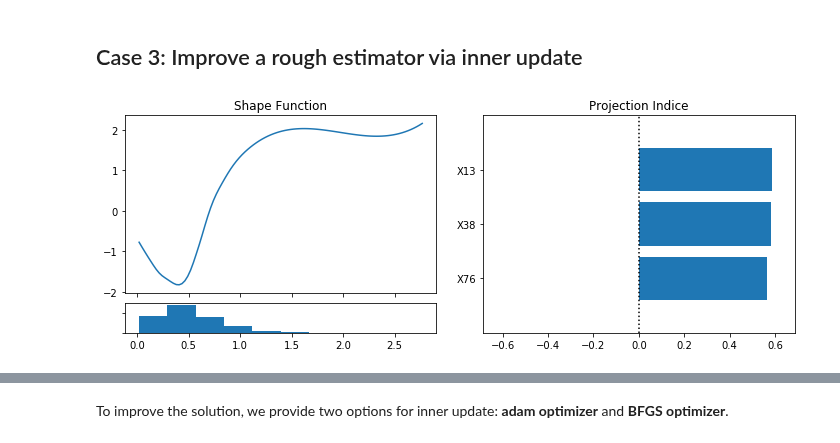
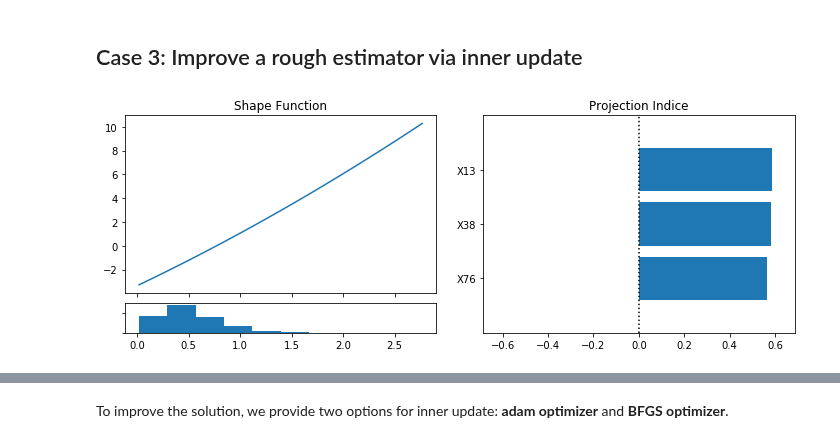
Before and after one commit to ZebinYang/pysim, a Jupyter notebook: example/SIM Classification by Stein's Method.ipynb, the cells around one changed output, grey strips where cells are left out. Drawn from its saved outputs; the diff is of its cells as text; code cells hidden in the pictures.

```diff
--- a/example/SIM Classification by Stein's Method.ipynb
+++ b/example/SIM Classification by Stein's Method.ipynb
@@ -223,8 +222,8 @@ y[y <= ymu] = 0
 # %%
 %%time
 
-clf = SimClassifier(degree=2, knot_num=20, reg_lambda=0.1, reg_gamma=0.4, spline="smoothing_spline", random_state=0)
+clf = SimClassifier(degree=2, knot_num=20, reg_lambda=0.1, reg_gamma=0.4, spline="a_spline", random_state=0)
 clf.fit(x, y)
 clf.visualize()
 # %% [output]
-[figure, old version]
+[figure, new version]
```
Also changed, not shown: parts of 3 cells of this notebook, 2 other files.
